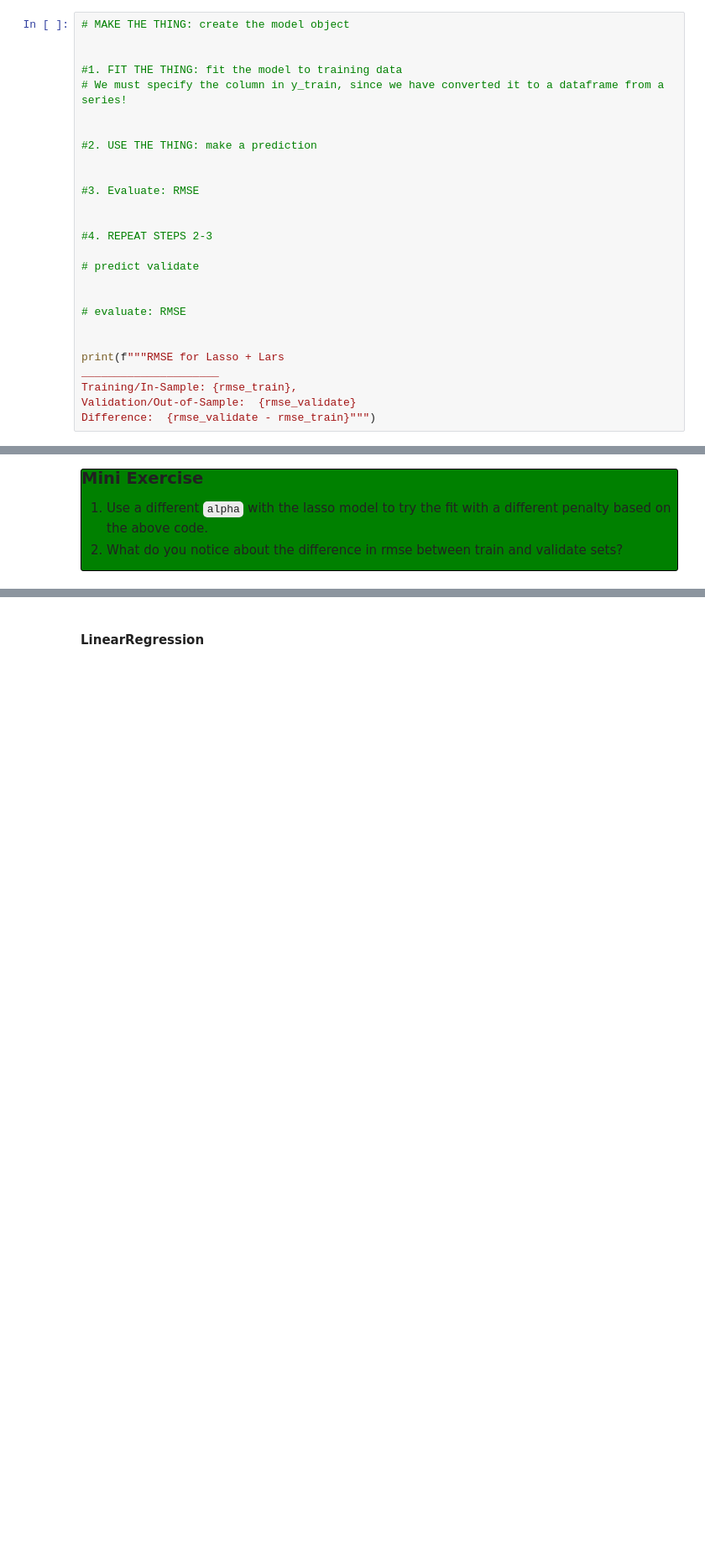
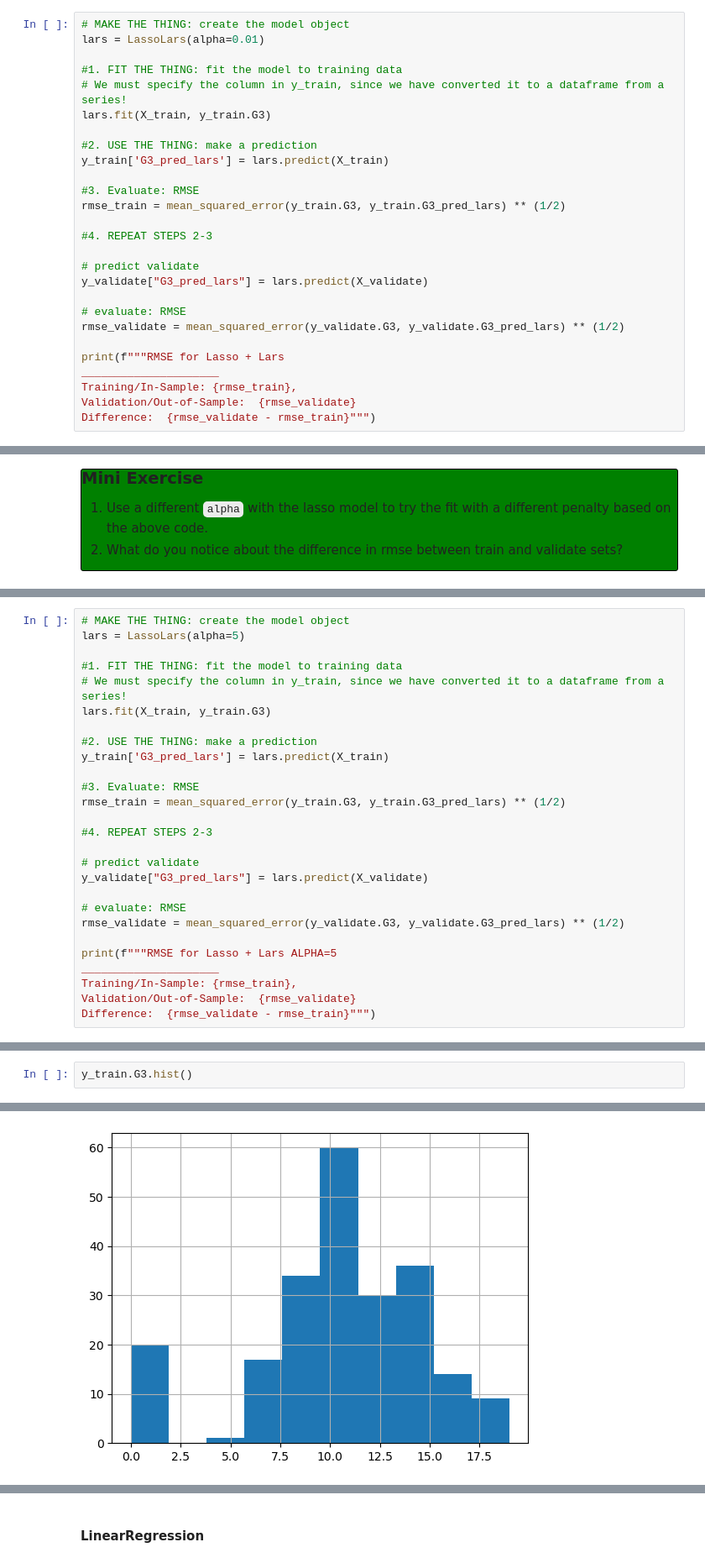
Before and after one commit to CodeupClassroom/quintela-regression-exercises, a Jupyter notebook: modeling_lesson.ipynb, the cells around one changed output, grey strips where cells are left out. Shown at 84% size. Cells and saved outputs as stored; diff of their text form; blank space fills up the shorter version.

```diff
--- a/modeling_lesson.ipynb
+++ b/modeling_lesson.ipynb
@@ -313,25 +354,25 @@ ___
 5. **Compare** RMSE `train` vs. `validation`. Overfitting?
 # %%
 # MAKE THE THING: create the model object
-
+lars = LassoLars(alpha=0.01)
 
 #1. FIT THE THING: fit the model to training data
 # We must specify the column in y_train, since we have converted it to a dataframe from a series!
-
+lars.fit(X_train, y_train.G3)
 
 #2. USE THE THING: make a prediction
-
+y_train['G3_pred_lars'] = lars.predict(X_train)
 
 #3. Evaluate: RMSE
-
+rmse_train = mean_squared_error(y_train.G3, y_train.G3_pred_lars) ** (1/2)
 
 #4. REPEAT STEPS 2-3
 
 # predict validate
-
+y_validate["G3_pred_lars"] = lars.predict(X_validate)
 
 # evaluate: RMSE
-
+rmse_validate = mean_squared_error(y_validate.G3, y_validate.G3_pred_lars) ** (1/2)
 
 print(f"""RMSE for Lasso + Lars
 _____________________
@@ -377,0 +421,27 @@ Difference:  {rmse_validate - rmse_train}""")
+# %%
+# MAKE THE THING: create the model object
+lars = LassoLars(alpha=5)
+
+#1. FIT THE THING: fit the model to training data
+# We must specify the column in y_train, since we have converted it to a dataframe from a series!
+lars.fit(X_train, y_train.G3)
+
+#2. USE THE THING: make a prediction
+y_train['G3_pred_lars'] = lars.predict(X_train)
+
+#3. Evaluate: RMSE
+rmse_train = mean_squared_error(y_train.G3, y_train.G3_pred_lars) ** (1/2)
+
+#4. REPEAT STEPS 2-3
+
+# predict validate
+y_validate["G3_pred_lars"] = lars.predict(X_validate)
+
+# evaluate: RMSE
+rmse_validate = mean_squared_error(y_validate.G3, y_validate.G3_pred_lars) ** (1/2)
+
+print(f"""RMSE for Lasso + Lars ALPHA=5
+_____________________
+Training/In-Sample: {rmse_train},
+Validation/Out-of-Sample:  {rmse_validate}
+Difference:  {rmse_validate - rmse_train}""")
@@ -398,3 +478,6 @@ The most flexible regression algorithm, the GLM allows for different distributio
 4. **Repeat** predictions and evaluation for `validation`.
 
 5. **Compare** RMSE `train` vs. `validation`. Overfitting?
+# %%
+y_train.G3.hist()
+# %% [output]
@@ -401,2 +485,3 @@ The most flexible regression algorithm, the GLM allows for different distributio
+[figure, added]
 # %%
 # MAKE THE THING: create the model object
```
Also changed, not shown: parts of 35 cells of this notebook.
